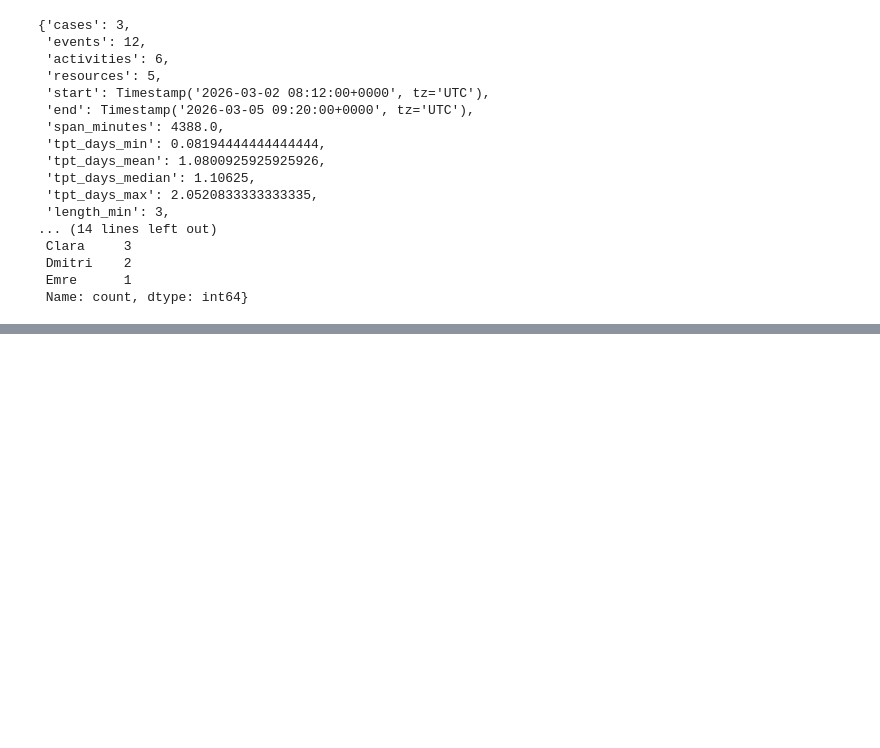
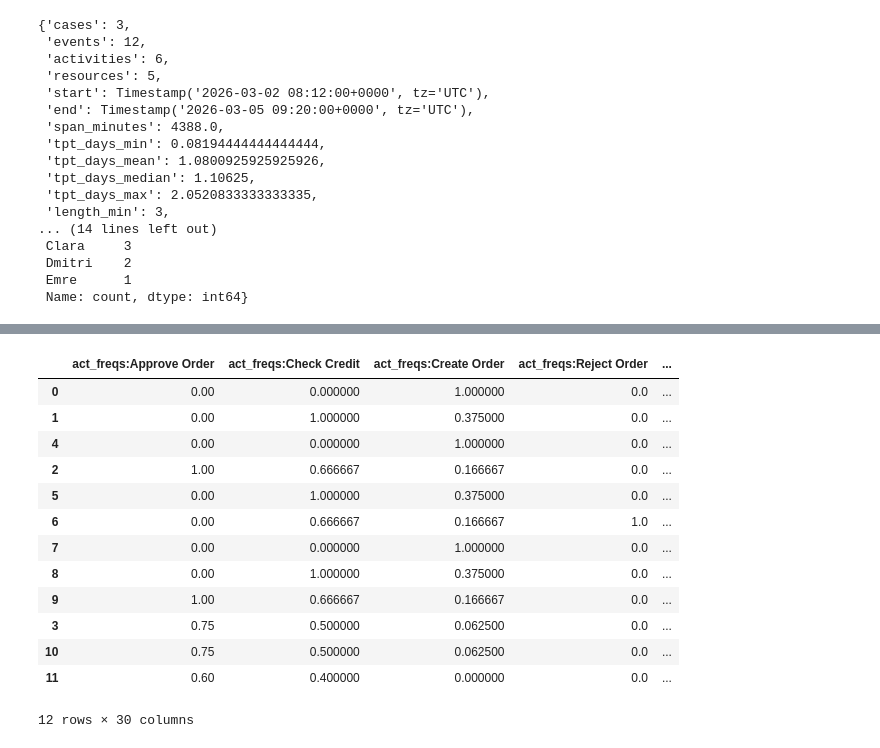
Before and after one commit to boraderen/thesis, a Jupyter notebook: notebooks/kairo-workspace/intra.ipynb, the cells around one changed output, grey strips where cells are left out. Saved outputs shown, nothing was run; the diff lists cells and outputs as text; code cells hidden in the pictures; blank space fills up the shorter version.

```diff
--- a/notebooks/kairo-workspace/intra.ipynb
+++ b/notebooks/kairo-workspace/intra.ipynb
@@ -89,0 +90,18 @@ features
+# %%
+std_features = kairo.standardize(features, method="minmax")
+std_features
+# %% [output]
+|  | act_freqs:Approve Order | act_freqs:Check Credit | act_freqs:Create Order | act_freqs:Reject Order | ... |
+| 0 | 0.00 | 0.000000 | 1.000000 | 0.0 | ... |
+| 1 | 0.00 | 1.000000 | 0.375000 | 0.0 | ... |
+| 4 | 0.00 | 0.000000 | 1.000000 | 0.0 | ... |
+| 2 | 1.00 | 0.666667 | 0.166667 | 0.0 | ... |
+| 5 | 0.00 | 1.000000 | 0.375000 | 0.0 | ... |
+| 6 | 0.00 | 0.666667 | 0.166667 | 1.0 | ... |
+| 7 | 0.00 | 0.000000 | 1.000000 | 0.0 | ... |
+| 8 | 0.00 | 1.000000 | 0.375000 | 0.0 | ... |
+| 9 | 1.00 | 0.666667 | 0.166667 | 0.0 | ... |
+| 3 | 0.75 | 0.500000 | 0.062500 | 0.0 | ... |
+| 10 | 0.75 | 0.500000 | 0.062500 | 0.0 | ... |
+| 11 | 0.60 | 0.400000 | 0.000000 | 0.0 | ... |
+12 rows × 30 columns
```
Also changed, not shown: parts of 8 cells of this notebook, 13 other files.
